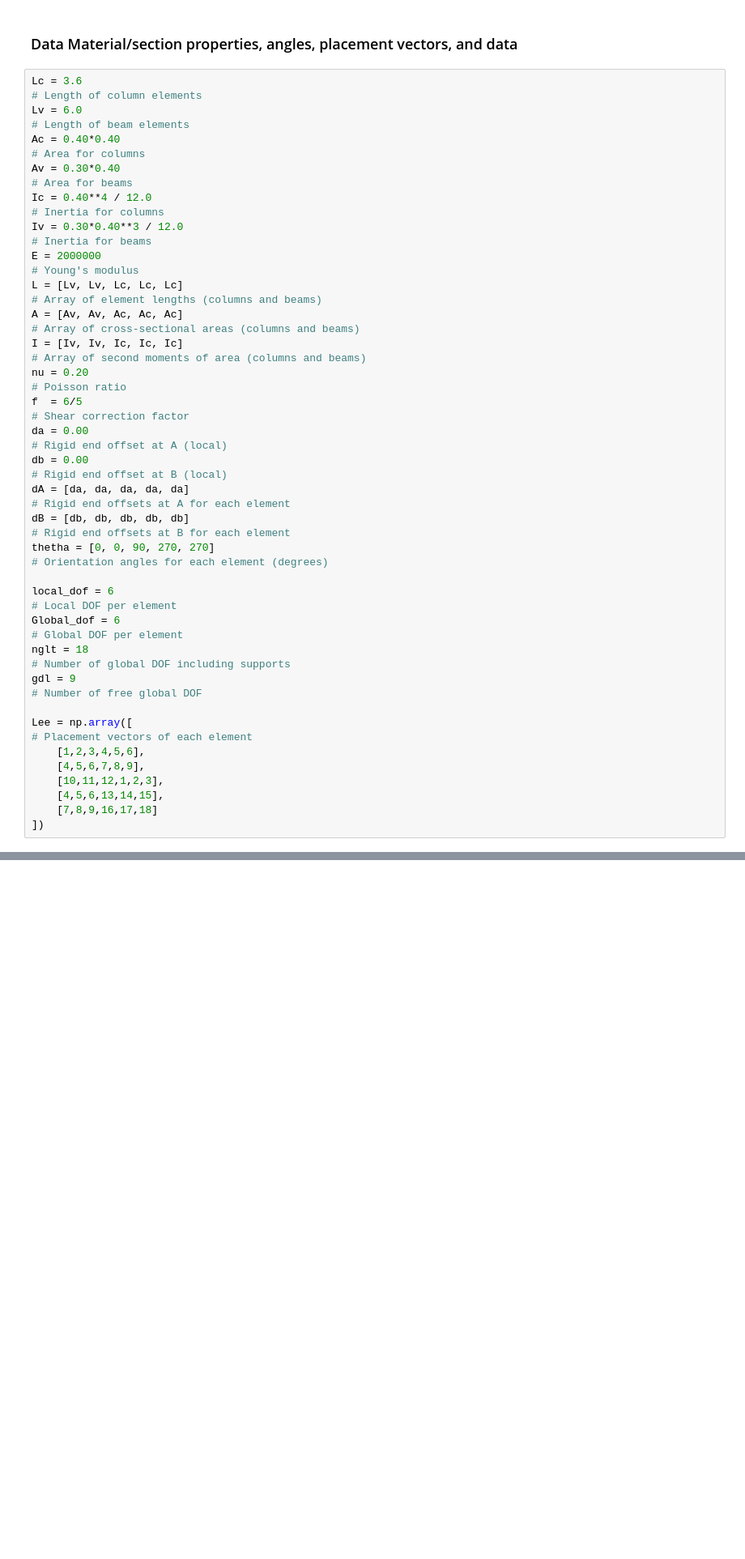
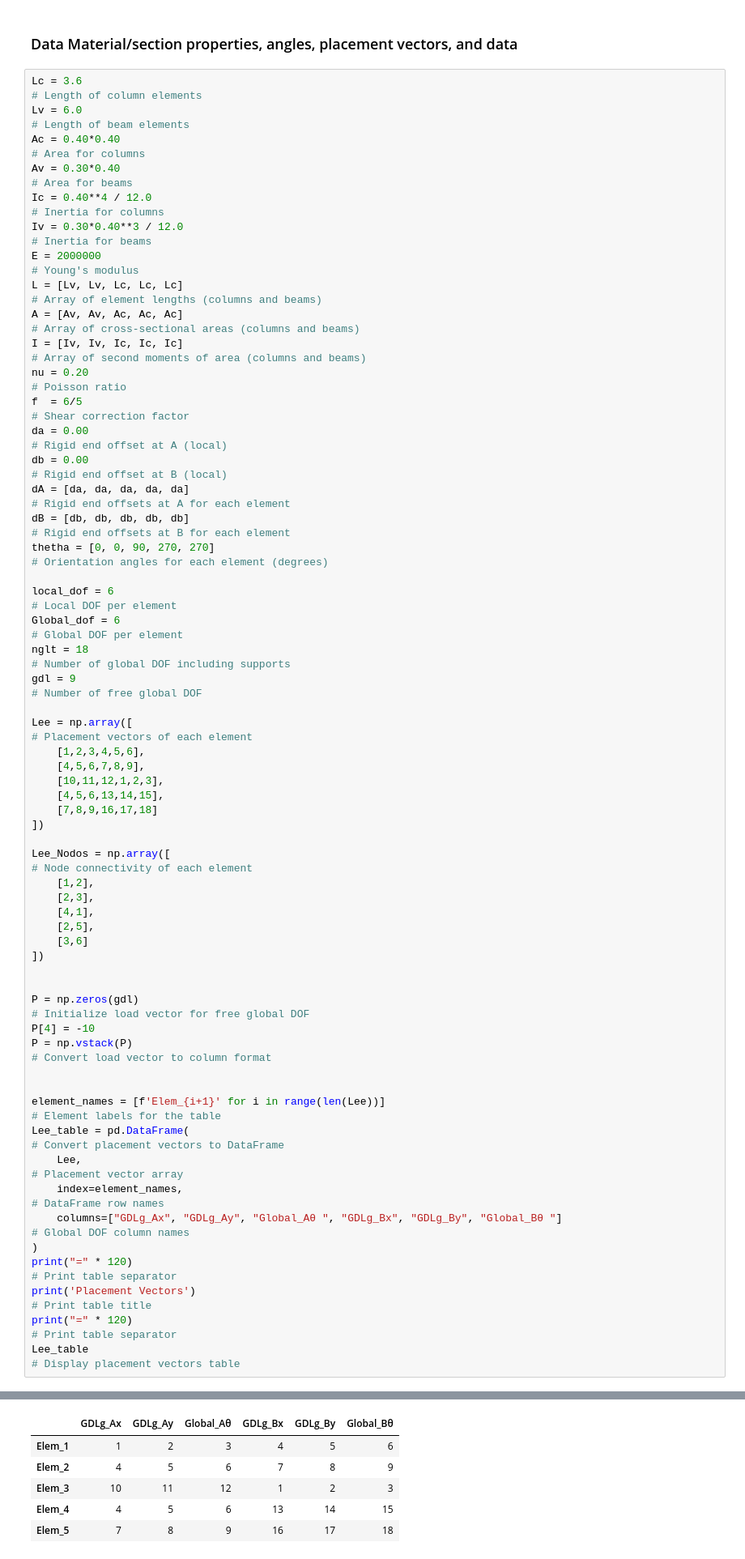
Before and after one commit to Normando1945/Repo_Maxtrix_Analisys, a Jupyter notebook: examples/Ejemplo_Class_Matricial.ipynb, the cells around one changed output, grey strips where cells are left out. Shown at 81% size. Drawn from its saved outputs; the diff is of its cells as text; blank space fills up the shorter version.

```diff
--- a/examples/Ejemplo_Class_Matricial.ipynb
+++ b/examples/Ejemplo_Class_Matricial.ipynb
@@ -269,3 +269,29 @@ Lee = np.array([
     [4,5,6,13,14,15],
     [7,8,9,16,17,18]
 ])
+
+Lee_Nodos = np.array([                                                                                              # Node connectivity of each element
+    [1,2],
+    [2,3],
+    [4,1],
+    [2,5],
+    [3,6]
+])
+
+
+P = np.zeros(gdl)                                                                                                   # Initialize load vector for free global DOF
+P[4] = -10
+P = np.vstack(P)                                                                                                    # Convert load vector to column format
+
+
+element_names = [f'Elem_{i+1}' for i in range(len(Lee))]                                                            # Element labels for the table
+Lee_table = pd.DataFrame(                                                                                           # Convert placement vectors to DataFrame
+    Lee,                                                                                                            # Placement vector array
+    index=element_names,                                                                                            # DataFrame row names
+    columns=["GDLg_Ax", "GDLg_Ay", "Global_Aθ ", "GDLg_Bx", "GDLg_By", "Global_Bθ "]                                # Global DOF column names
+)
+print("=" * 120)                                                                                                    # Print table separator
+print('Placement Vectors')                                                                                          # Print table title
+print("=" * 120)                                                                                                    # Print table separator
+Lee_table                                                                                                           # Display placement vectors table
+# %% [output]
@@ -272,3 +301,9 @@ Lee = np.array([
+|  | GDLg_Ax | GDLg_Ay | Global_Aθ | GDLg_Bx | GDLg_By | Global_Bθ |
+| Elem_1 | 1 | 2 | 3 | 4 | 5 | 6 |
+| Elem_2 | 4 | 5 | 6 | 7 | 8 | 9 |
+| Elem_3 | 10 | 11 | 12 | 1 | 2 | 3 |
+| Elem_4 | 4 | 5 | 6 | 13 | 14 | 15 |
+| Elem_5 | 7 | 8 | 9 | 16 | 17 | 18 |
 # %% [markdown]
 ### Calculation of Local Stiffness Matrices
 # %%
```
Also changed, not shown: parts of 13 cells of this notebook.
